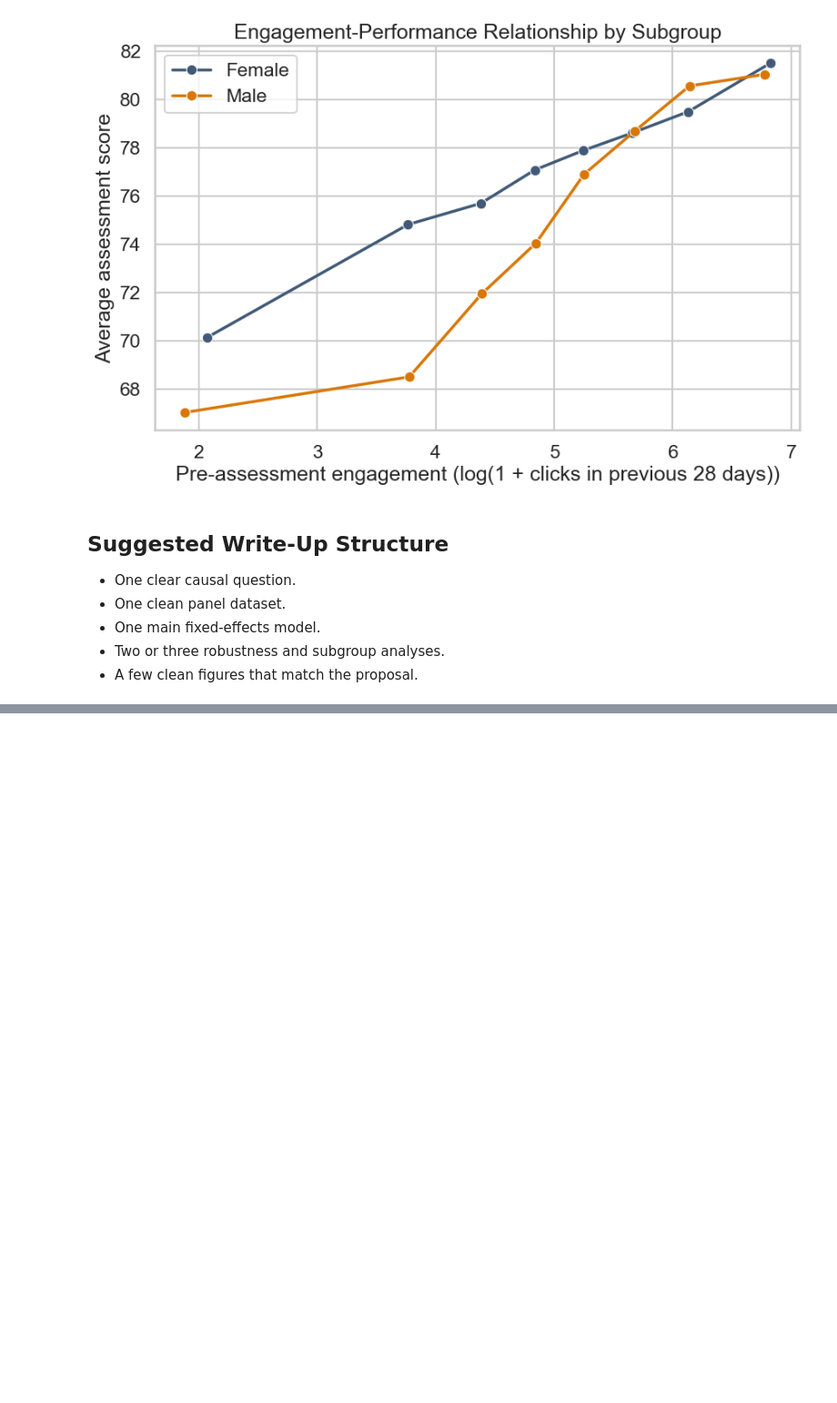
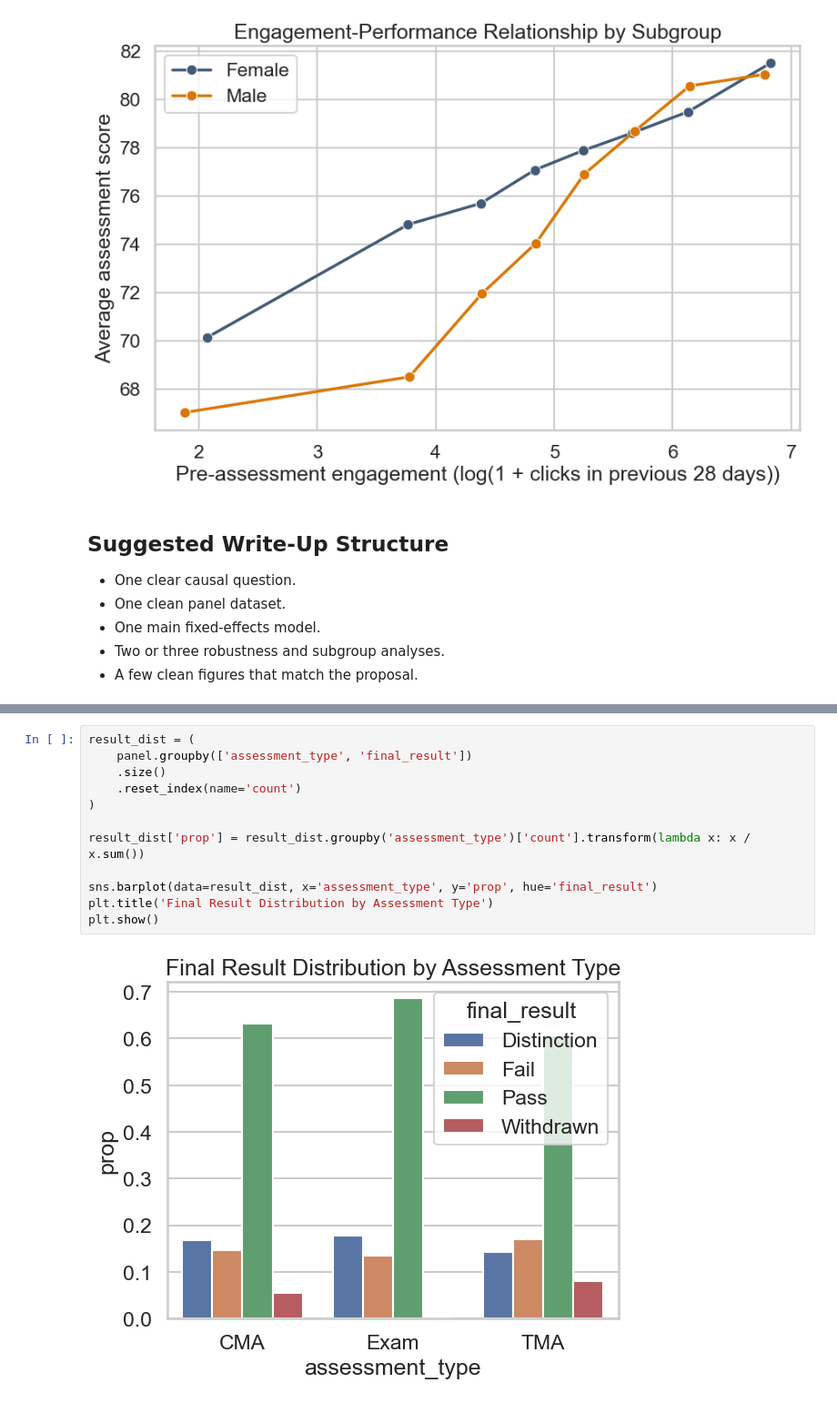
Before and after one commit to JayWu0512/EduCasual, a Jupyter notebook: notebooks/01_main_analysis.ipynb, the cells around one changed output, grey strips where cells are left out. Shown at 91% size. Cells and saved outputs as stored; diff of their text form; blank space fills up the shorter version.

```diff
--- a/notebooks/01_main_analysis.ipynb
+++ b/notebooks/01_main_analysis.ipynb
@@ -139,0 +150,14 @@ plot_heterogeneity_relationship(
+# %%
+result_dist = (
+    panel.groupby(['assessment_type', 'final_result'])
+    .size()
+    .reset_index(name='count')
+)
+
+result_dist['prop'] = result_dist.groupby('assessment_type')['count'].transform(lambda x: x / x.sum())
+
+sns.barplot(data=result_dist, x='assessment_type', y='prop', hue='final_result')
+plt.title('Final Result Distribution by Assessment Type')
+plt.show()
+# %% [output]
+[figure, added]
```
Also changed, not shown: parts of 4 cells of this notebook.
